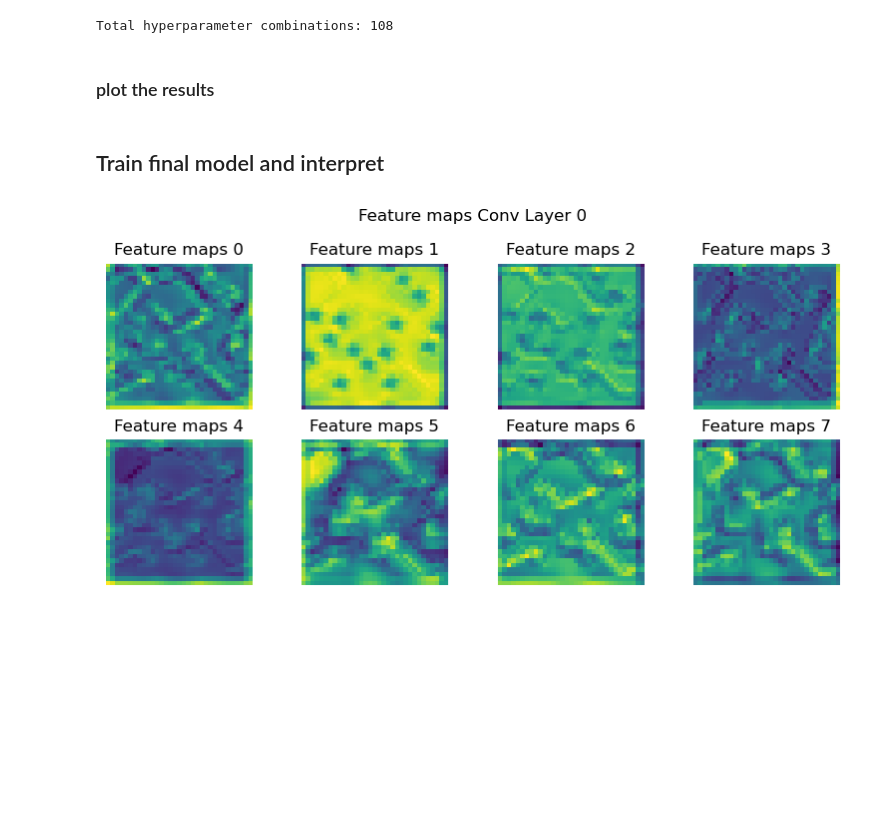
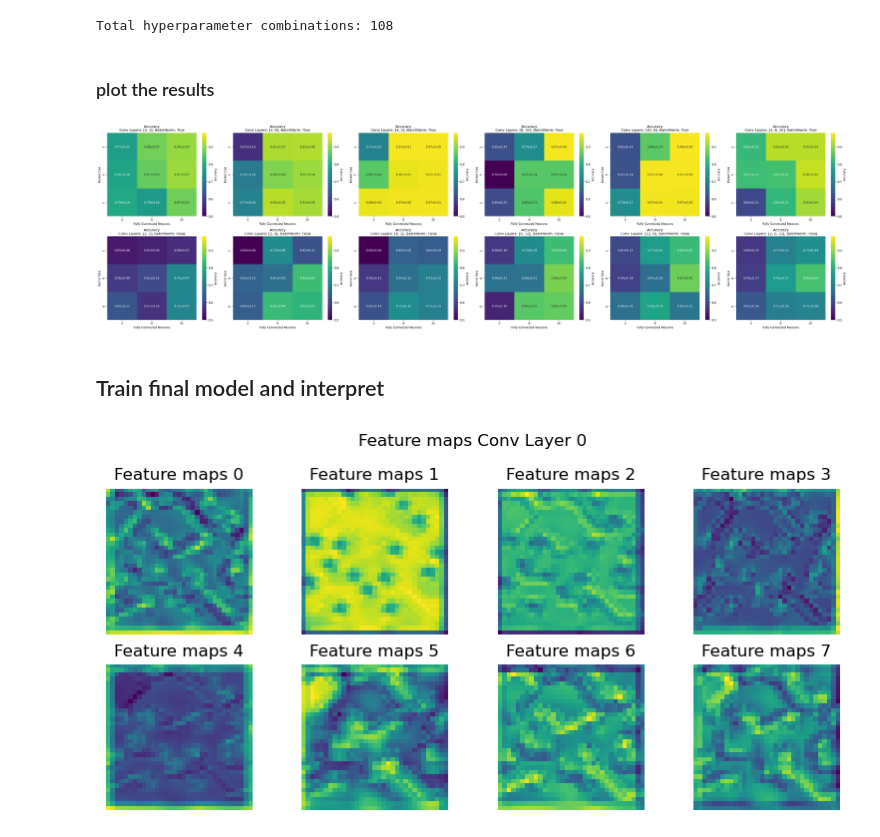
Before and after one commit to cjoshliu/cgl-stability-classifiers, a Jupyter notebook: CNN.ipynb, the cells around one changed output. Cells and saved outputs as stored; diff of their text form; code cells hidden in the pictures; blank space fills up the shorter version.

```diff
--- a/CNN.ipynb
+++ b/CNN.ipynb
@@ -142,7 +146,7 @@ validation_loader = DataLoader(dataset=validation_dataset, batch_size=2000, shuf
 # %% [markdown]
 ### Fit model and Evaluate
 # %%
-runs = 5
+runs = 10
 results = []
 
 for random_state in range(runs):
@@ -164,8 +168,11 @@ for random_state in range(runs):
 
 print(results)
 
-accuracies = [run['accuracy'] for run in results]
-mean_accuracy = sum(accuracies) / len(accuracies)
-print(f"Mean Accuracy: {mean_accuracy}")
+accuracies = np.array([run['accuracy'] for run in results])
+mean_accuracy = np.mean(accuracies)
+std_accuracy = np.std(accuracies, ddof=1)
+
+print(f"Mean Accuracy: {mean_accuracy:.4f}")
+print(f"Standard Deviation of Accuracy: {std_accuracy:.4f}")
 # %% [output]
 [{'accuracy': 0.69, 'PPV': 0.668141592920354, 'NPV': 0.7183908045977011, 'sensitivity': 0.755, 'specificity': 0.625, 'F-score': 0.7089201877934272}, {'accuracy': 0.677, 'PPV': 0.6644981412639405, 'NPV ...
@@ -200,7 +208,7 @@ validation_loader = DataLoader(dataset=validation_dataset, batch_size=2000, shuf
 # %% [markdown]
 ### Fit model and Evaluate
 # %%
-runs = 5
+runs = 10
 results = []
 
 for random_state in range(runs):
@@ -222,8 +230,11 @@ for random_state in range(runs):
 
 print(results)
 
-accuracies = [run['accuracy'] for run in results]
-mean_accuracy = sum(accuracies) / len(accuracies)
-print(f"Mean Accuracy: {mean_accuracy}")
+accuracies = np.array([run['accuracy'] for run in results])
+mean_accuracy = np.mean(accuracies)
+std_accuracy = np.std(accuracies, ddof=1)
+
+print(f"Mean Accuracy: {mean_accuracy:.4f}")
+print(f"Standard Deviation of Accuracy: {std_accuracy:.4f}")
 # %% [output]
 [{'accuracy': 0.649, 'PPV': 0.618066561014263, 'NPV': 0.7018970189701897, 'sensitivity': 0.78, 'specificity': 0.518, 'F-score': 0.6896551724137931}, {'accuracy': 0.639, 'PPV': 0.743859649122807, 'NPV' ...
@@ -325,7 +337,7 @@ import numpy as np
 from tqdm import tqdm
 
 runs = 4
-conv_options = [[2, 2], [2, 8], [8, 2], [32, 8], [8, 32], [2, 8, 32]]
+conv_options = [[2, 2], [2, 8], [8, 2], [8, 32], [32, 8], [2, 8, 32]]
 kernel_size_options = [2, 4, 8]
 normalization_options = [True, False]
 fc_neurons_options = [2, 8, 32]
@@ -359,7 +371,7 @@ for idx, (conv_layers, kernel_size, use_batchnorm, fc_neurons) in enumerate(hype
             eval_metrics = evaluate(y_preds, y_test)
 
         results.append({
-            'conv_layers': str(conv_layers),
+            'conv_layers': conv_layers,
             'kernel_size': kernel_size,
             'use_batchnorm': use_batchnorm,
             'fc_neurons': fc_neurons,
@@ -372,50 +384,49 @@ Total hyperparameter combinations: 108
 ### plot the results
 # %%
 import pandas as pd
+import matplotlib.pyplot as plt
 import numpy as np
 import seaborn as sns
-import matplotlib.pyplot as plt
 
 metrics_df = pd.DataFrame(results)
 metrics_df.to_csv('CNN.csv', index=False)
 
-unique_conv_layers = metrics_df['conv_layers'].unique()
-unique_use_batchnorm = metrics_df['use_batchnorm'].unique()
-
-n_conv_layers = len(unique_conv_layers)
-n_batchnorm = len(unique_use_batchnorm)
+n_conv_layers = len(conv_options)
+n_batchnorm = len(normalization_options)
 fig, axes = plt.subplots(nrows = n_batchnorm, ncols = n_conv_layers, figsize = ( n_conv_layers * 6, n_batchnorm * 5) )
 
 vmin = metrics_df['accuracy'].min()
 vmax = metrics_df['accuracy'].max()
 
-for i, batchnorm in enumerate(unique_use_batchnorm):
-    for j, conv_layer in enumerate(unique_conv_layers):
-        subset_df = metrics_df[ (metrics_df['conv_layers'] == conv_layer) & (metrics_df['use_batchnorm'] == batchnorm)]
+for i, batchnorm in enumerate(normalization_options):
+    for j, conv_layer in enumerate(conv_options):
+        subset_df = metrics_df[ metrics_df['conv_layers'].apply(lambda x: x == conv_layer) & (metrics_df['use_batchnorm'] == batchnorm)]
 
         grouped = subset_df.groupby(['kernel_size', 'fc_neurons'])['accuracy'].agg(['mean', 'std'])
         mean_df = grouped.reset_index().pivot(index='kernel_size', columns='fc_neurons', values='mean')
         std_df = grouped.reset_index().pivot(index='kernel_size', columns='fc_neurons', values='std')
 
         annotations = mean_df.copy().astype(str)
         for ks in mean_df.index:
             for fc in mean_df.columns:
                 mean_val = mean_df.loc[ks, fc]
                 std_val = std_df.loc[ks, fc]
                 if not np.isnan(mean_val):
                     annotations.loc[ks, fc] = f"{mean_val:.2f}±{std_val:.2f}"
                 else:
                     annotations.loc[ks, fc] = ''
 
         ax = axes[i, j]
         sns.heatmap(data = mean_df.astype(float), vmin = vmin, vmax = vmax, annot = annotations, fmt = '',
                     cmap = 'viridis', ax = ax, cbar = True, cbar_kws = {"label": 'accuracy'})
         ax.set_title(f'Accuracy\nConv Layers: {conv_layer}, BatchNorm: {batchnorm}')
         ax.set_xlabel('Fully Connected Neurons')
         ax.set_ylabel('Kernel Size')
 
 plt.tight_layout()
 plt.show()
+# %% [output]
+[figure, added]
 # %% [markdown]
 ## Train final model and interpret
 # %%
```
Also changed, not shown: parts of 3 cells of this notebook, 4 other files.
